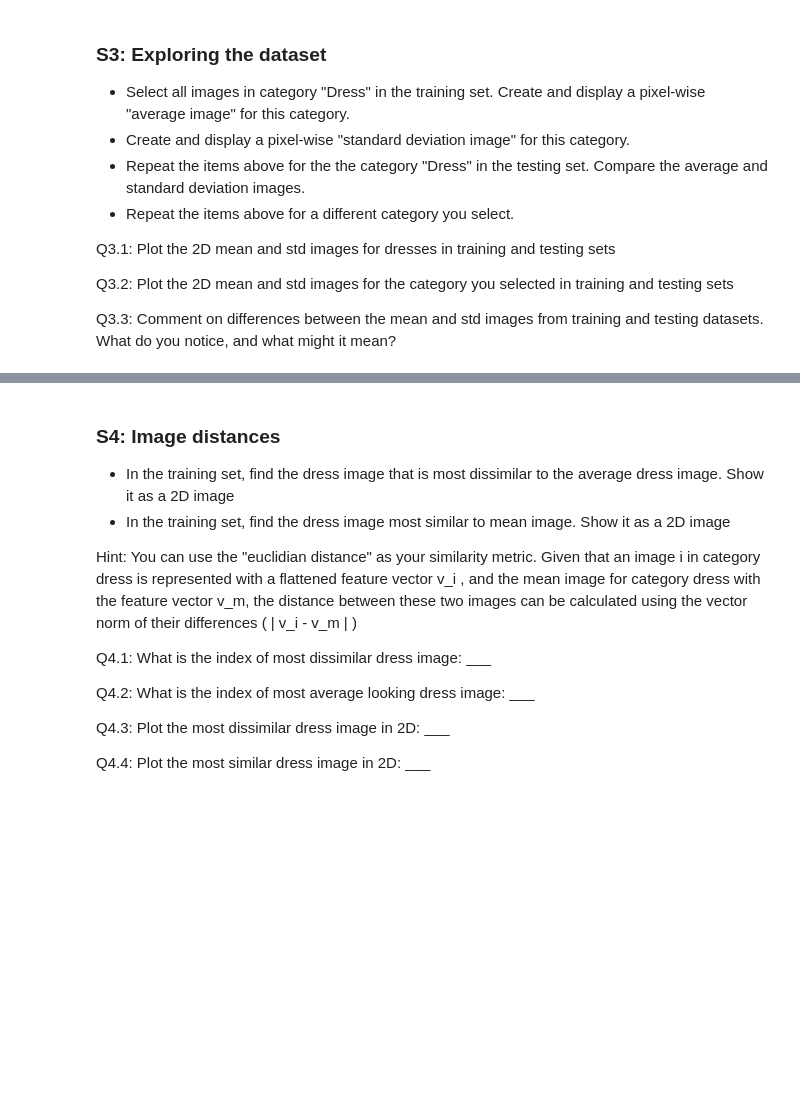
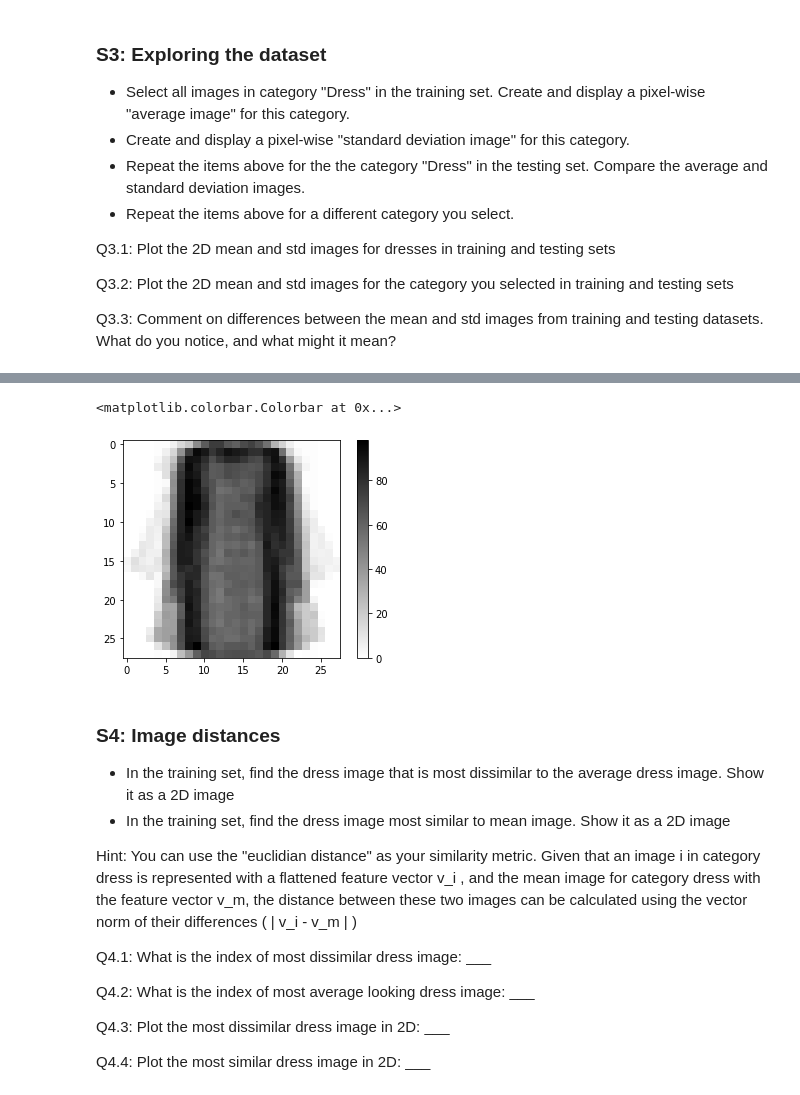
Before and after one commit to johnatawnclementawn/RemoteSensing_650_HW, a Jupyter notebook: HW1/MUSA650_Spring2022_HW1.ipynb, the cells around one changed output, grey strips where cells are left out. Drawn from its saved outputs; the diff is of its cells as text; code cells hidden in the pictures; blank space fills up the shorter version.

```diff
--- a/HW1/MUSA650_Spring2022_HW1.ipynb
+++ b/HW1/MUSA650_Spring2022_HW1.ipynb
@@ -97,3 +138,15 @@ Q3.3: Comment on differences between the mean and std images from training and t
+# %%
+stdvTest = np.array(dressTest.std())
+stdvTest = np.delete(stdvTest, 0)
+stdvTest = np.rint(stdvTest)
+stdvTest = stdvTest.astype(int)
+
+stdvTest = stdvTest.reshape(28,28)
+plt.imshow(stdvTest, cmap=plt.cm.binary)
+plt.colorbar()
+# %% [output]
+<matplotlib.colorbar.Colorbar at 0x...>
+[figure, added]
 # %% [markdown]
 ### S4: Image distances
 - In the training set, find the dress image that is most dissimilar to the average dress image. Show it as a 2D image
```
Also changed, not shown: parts of 7 cells of this notebook.
